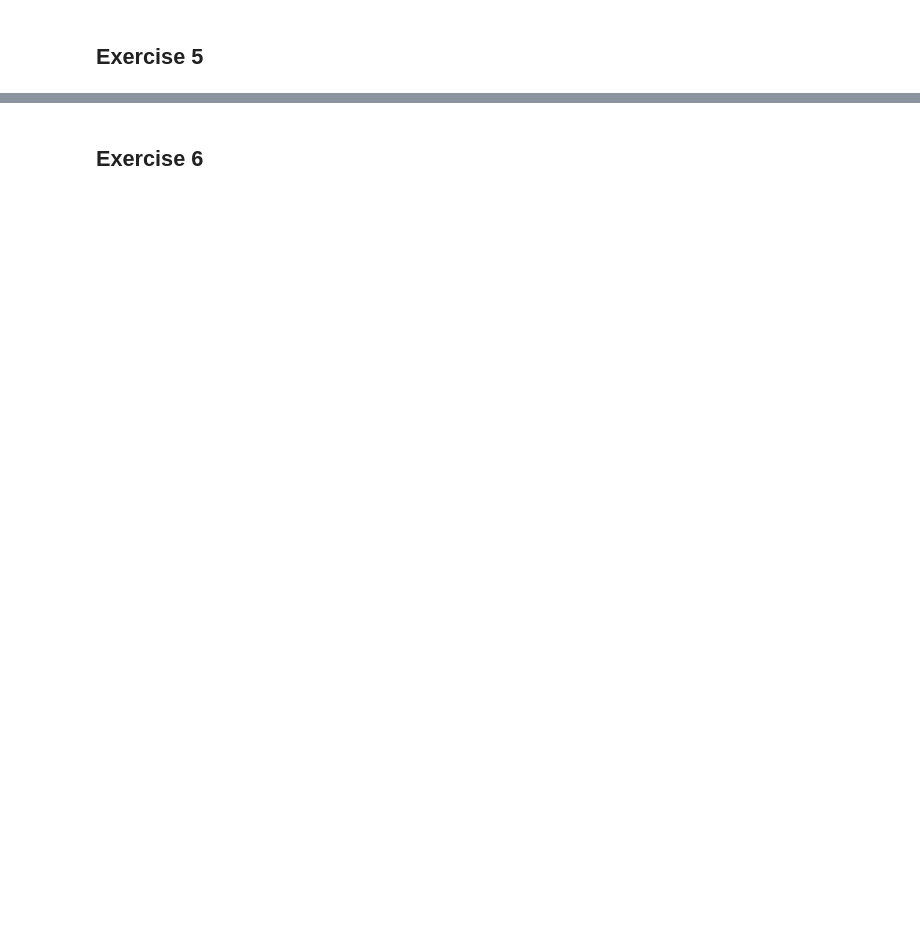
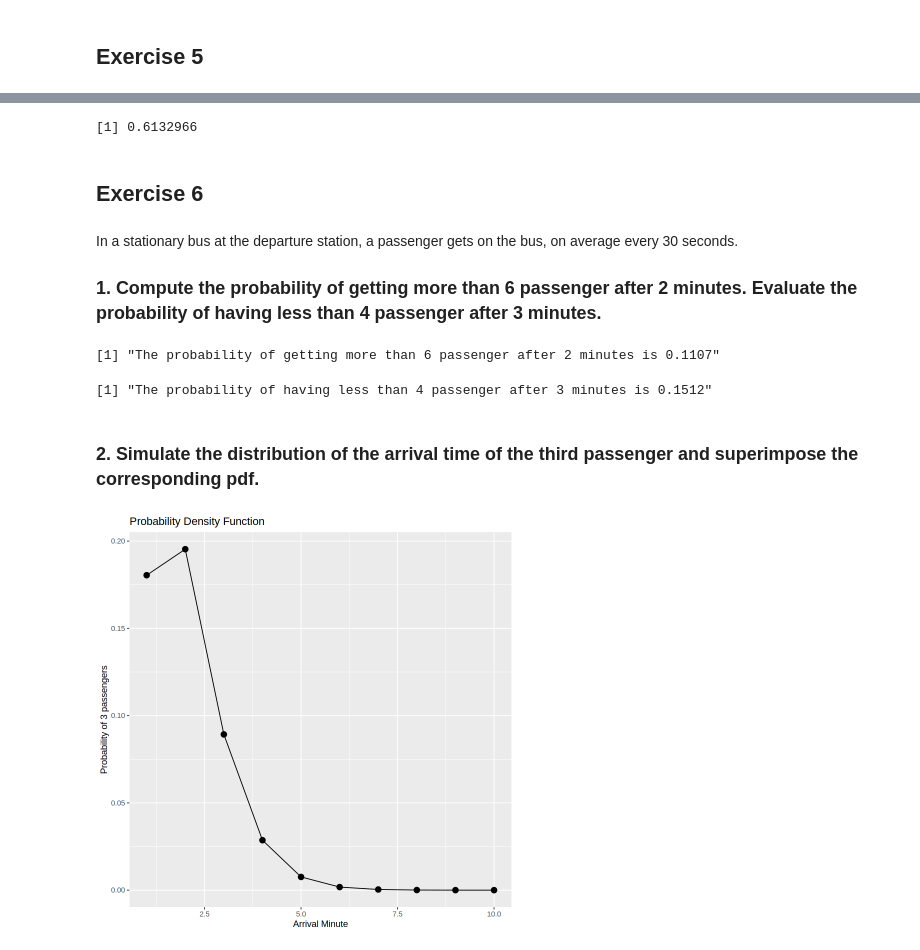
Before and after one commit to sdracia/Advances-Statistics-For-Physics-Analysis, a Jupyter notebook: hw2.ipynb, the cells around one changed output, grey strips where cells are left out. Drawn from its saved outputs; the diff is of its cells as text; code cells hidden in the pictures; blank space fills up the shorter version.

```diff
--- a/hw2.ipynb
+++ b/hw2.ipynb
@@ -159,2 +210,41 @@ It is a better boundary in this situation
+# %%
+singol_mean <- 26/51
+total_mean <- singol_mean * 26
+
+singol_var <- singol_mean*(1-singol_mean)
+total_var <- 26*singol_var
+
+k <- total_mean - 10
+
+bound_prob_cheb <- total_var/(k**2)
+sprintf("The boundary for the probability is", bound_prob_cheb)
+# %% [output]
+[1] 0.6132966
 # %% [markdown]
 ## Exercise 6
+# %% [markdown]
+In a stationary bus at the departure station, a passenger gets on the bus, on average every 30
+seconds.
+
+### 1\. Compute the probability of getting more than 6 passenger after 2 minutes. Evaluate the probability of having less than 4 passenger after 3 minutes.
+# %%
+p_more_than_6 = 1 - sum(dpois(0:6, 4))
+p_less_than_4 = sum(dpois(0:3, 6))
+sprintf("The probability of getting more than 6 passenger after 2 minutes is %.4f", p_more_than_6)
+sprintf("The probability of having less than 4 passenger after 3 minutes is %.4f", p_less_than_4)
+# %% [output]
+[1] "The probability of getting more than 6 passenger after 2 minutes is 0.1107"
+[1] "The probability of having less than 4 passenger after 3 minutes is 0.1512"
+# %% [markdown]
+### 2\. Simulate the distribution of the arrival time of the third passenger and superimpose the corresponding pdf.
+# %%
+min = seq(1,10)
+p = dpois(3, min*2)
+ggplot(data.frame(x = min, y = p)) +
+    geom_point(aes(x = x, y = y), size = 3) +
+    geom_line(aes(x = x, y = y)) +
+    labs(title = "Probability Density Function",
+         x = "Arrival Minute",
+         y = "Probability of 3 passengers")
+# %% [output]
+[figure, added]
```
Also changed, not shown: parts of 28 cells of this notebook.
